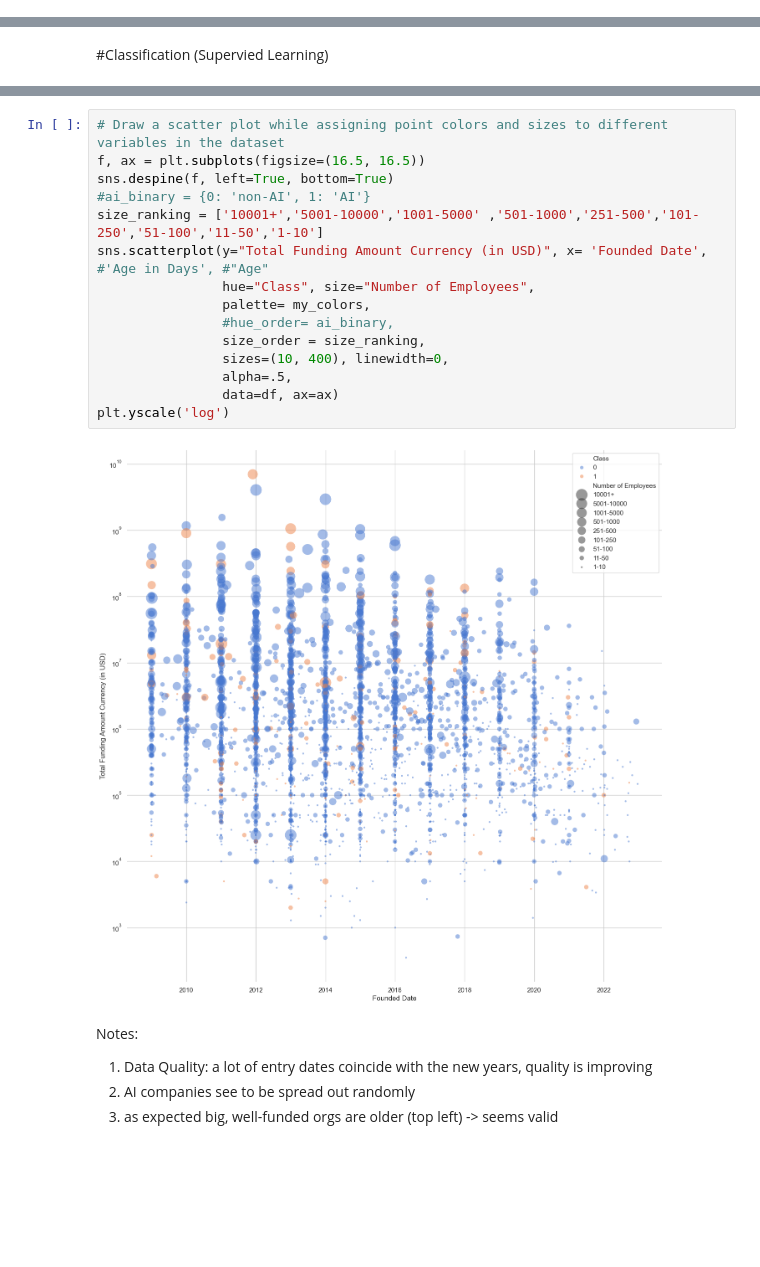
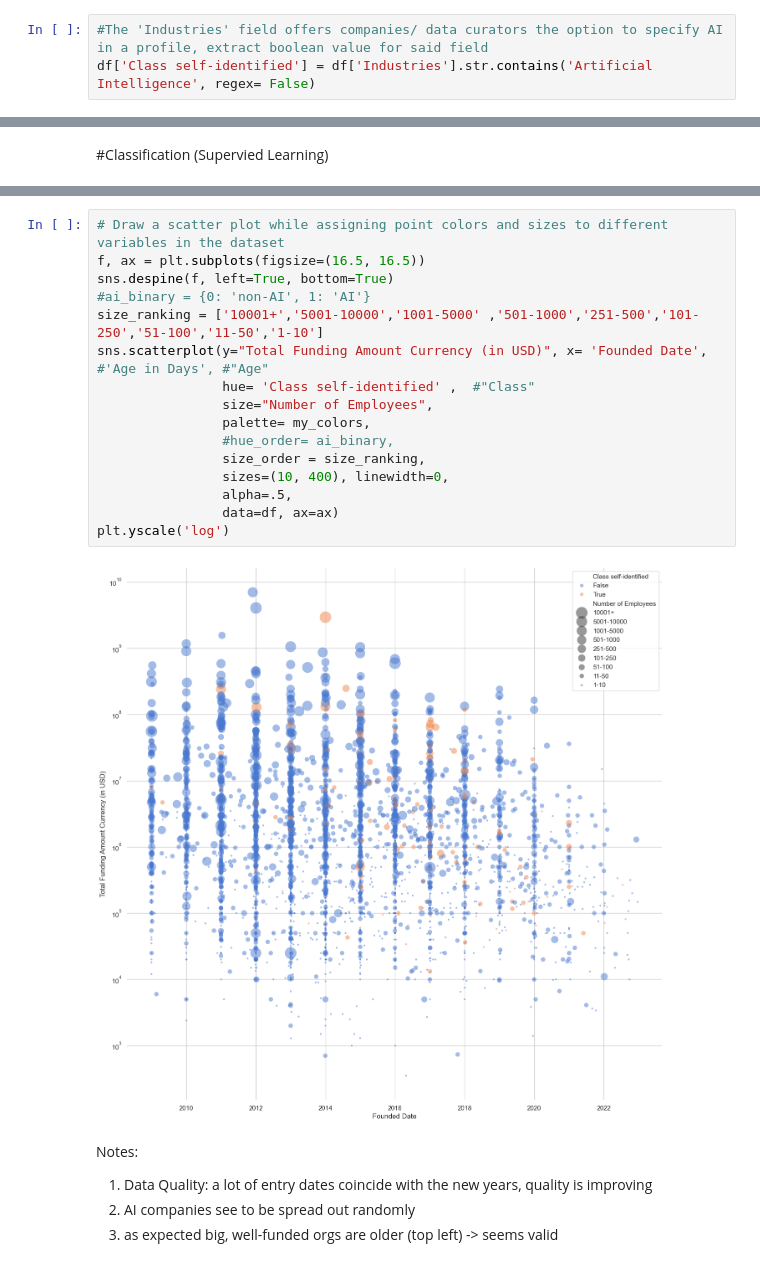
Before and after one commit to MarioMuehlematter/Education.ai, a Jupyter notebook: notebooks/Education.ai_Analysis+Plots.ipynb, the cells around one changed output, grey strips where cells are left out. Drawn from its saved outputs; the diff is of its cells as text; blank space fills up the shorter version.

```diff
--- a/notebooks/Education.ai_Analysis+Plots.ipynb
+++ b/notebooks/Education.ai_Analysis+Plots.ipynb
@@ -94,6 +94,9 @@ df['Age in Days'] = df.apply(lambda row : calculateAgeDays(row['Founded Date']),
 # %%
 #split the location cell into actionable parts
 df[['City','Country']]  = df['Headquarters Location'].str.rsplit(r",", n=1, expand=True)
+# %%
+#The 'Industries' field offers companies/ data curators the option to specify AI in a profile, extract boolean value for said field
+df['Class self-identified'] = df['Industries'].str.contains('Artificial Intelligence', regex= False)
 # %%
 #define a function to turn numbers wrongfully identified as dates back into the classification buckets
 def emp_corr(var):
@@ -355,20 +355,21 @@ Name: Topic, Length: 72, dtype: int64
 # %%
 # Draw a scatter plot while assigning point colors and sizes to different variables in the dataset
 f, ax = plt.subplots(figsize=(16.5, 16.5))
 sns.despine(f, left=True, bottom=True)
 #ai_binary = {0: 'non-AI', 1: 'AI'}
 size_ranking = ['10001+','5001-10000','1001-5000' ,'501-1000','251-500','101-250','51-100','11-50','1-10']
 sns.scatterplot(y="Total Funding Amount Currency (in USD)", x= 'Founded Date', #'Age in Days', #"Age"
-                hue="Class", size="Number of Employees",
+                hue= 'Class self-identified' ,  #"Class"
+                size="Number of Employees",
                 palette= my_colors,
                 #hue_order= ai_binary,
                 size_order = size_ranking,
                 sizes=(10, 400), linewidth=0,
                 alpha=.5,
                 data=df, ax=ax)
 plt.yscale('log')
 # %% [output]
-[figure, old version]
+[figure, new version]
 # %% [markdown]
 Notes:
 1. Data Quality: a lot of entry dates coincide with the new years, quality is improving
```
Also changed, not shown: parts of 14 cells of this notebook, 1 other file.
